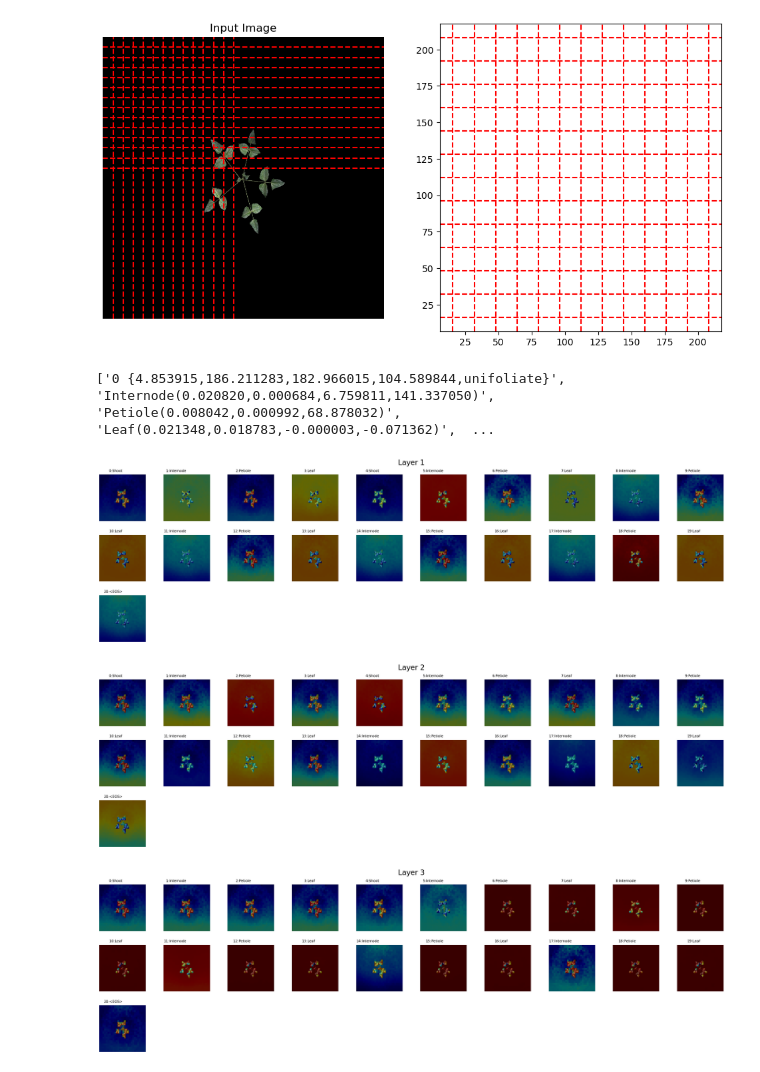
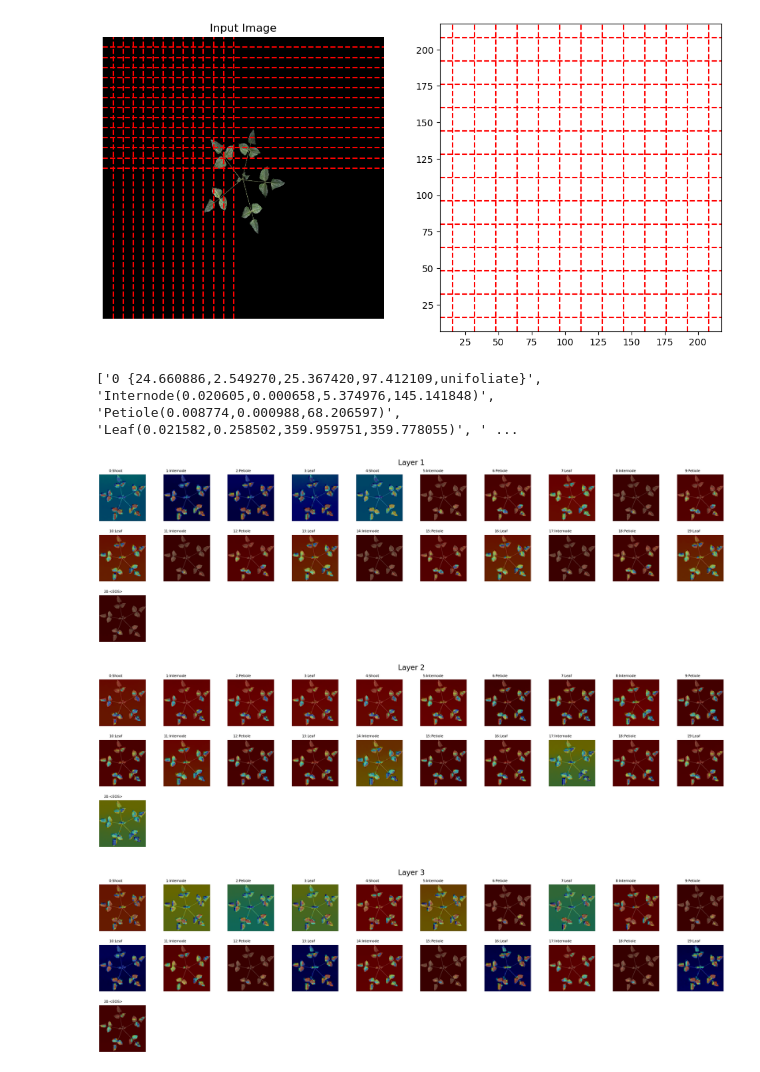
Before and after one commit to GEMINI-Breeding/Image2PlantArchitecture, a Jupyter notebook: src/evaluate.ipynb, the cells around one changed output. Cells and saved outputs as stored; diff of their text form; code cells hidden in the pictures.

Commit message:
Tested a larger model

```diff
--- a/src/evaluate.ipynb
+++ b/src/evaluate.ipynb
@@ -29,7 +29,7 @@ from config import Config
 # %%
 eval_config = Config(mode='eval')
 device = eval_config.device
-#device = "cpu"
+device = 'cpu'
 # %%
 from torch.utils.data import DataLoader
 from plant_dataset import PlantDataset
@@ -103,8 +103,7 @@ for i in range(n):
 [figure]
 # %%
 from models.plightning import MainModule
-
-model = MainModule.load_from_checkpoint("../log/Image2Helios_20240925_all_decoder_output/version_2/checkpoints/best_epoch=133_.ckpt")
+model = MainModule.load_from_checkpoint("/home/lion397/codes/Image2PlantArchitecture/log/Image2Helios_20240927_process_leaf_quaternion_ParamPAD/version_1/checkpoints/best_epoch=28.ckpt")
 model = model.to(device)
 model.eval()
 model.freeze()
@@ -141,7 +140,7 @@ if 1:
     #img = cv2.cvtColor(img, cv2.COLOR_BGR2RGB)
     image_vis = img.astype(np.uint8)
     # plt.imshow(image_vis)
-    result = model.generate(image)
+    result = model.generate(image, max_len=10)
     # print(f"Example {idx}")
     # print(f"Input Structure: {token2vec(out.squeeze(0).tolist())}")
     # print(f"Input Token: {out.squeeze(0).tolist()}")
@@ -154,18 +153,24 @@ out = torch.tensor(out).to(device)
 ground_truth = out.squeeze(0).tolist()
 if 1:
     # Token to structure
-    plant_vec = token2vec(result, normalize=True)
+    plant_vec = token2vec(result)
     # print(plant_vec)
     # Plant vec to string
     plant_string = vec2string([plant_vec])
 else:
     # Token to structure
-    plant_vec = token2vec(ground_truth, normalize=True)
+    plant_vec = token2vec(ground_truth)
     # print(plant_vec)
     # Plant vec to string
     plant_string = vec2string([plant_vec])
 print("Output")
 print(plant_string)
+
+if 0:
+    # 그럼 실제로 Token loss 는 얼마야?
+    loss_mse = nn.MSELoss()
+    loss_mse = loss_mse(torch.tensor(result), torch.tensor(ground_truth[:-1]))
+    print(f"MSE Loss: {loss_mse}")
 
 # plant_vec to xml
 #xml_string = vec2xml(plant_vec)
@@ -206,7 +211,7 @@ axes[0].set_title("Input Image")
 axes[0].axis('off')
 
 # Processed image
-img = cv2.resize(img,(image_size,image_size))
+img = cv2.resize(leaf_img,(image_size,image_size))
 axes[1].imshow(cv2.cvtColor(img, cv2.COLOR_BGR2RGB))
 axes[1].set_title("Output model")
 axes[1].axis('off')
@@ -239,7 +271,7 @@ from plant_tokenizer import token2vec_new as token2vec
 
 # Visualize attention
 # Example words
-plant_vec = token2vec(result, normalize=True)
+plant_vec = token2vec(result)
 plant_string = vec2string([plant_vec])
 
 words = plant_string2words(plant_string)
@@ -267,37 +299,37 @@ def shorten_title(title, max_length=10):
 # Create a word_dimx3 subplot
 multihead_attn_weights = model.model.multihead_attn_weights
 image_dict = {}
 num_cols = 10  # Number of images per row
 
 for layer_index in range(len(multihead_attn_weights)):
     num_rows = (len(words) + num_cols - 1) // num_cols  # Calculate the number of rows needed
     fig, axes = plt.subplots(num_rows, num_cols, figsize=(num_cols * 2, num_rows * 2))
     fig.suptitle(f'Layer {layer_index + 1}', fontsize=16)
 
     for word_index in range(len(words)):
         row = word_index // num_cols
         col = word_index % num_cols
         overlay = visualize_attention(image_vis, multihead_attn_weights, words, word_index, layer_index, interpolation=cv2.INTER_NEAREST)
         image_dict[(layer_index, word_index)] = overlay
         axes[row][col].imshow(overlay)
         axes[row][col].axis('off')
         short_title = shorten_title(words[word_index])
         axes[row][col].set_title(f"{word_index}:{short_title}", rotation=0, ha='right', fontsize=8)
 
     # Hide any unused subplots
     for i in range(len(words), num_rows * num_cols):
         row = i // num_cols
         col = i % num_cols
         axes[row][col].axis('off')
 
     plt.tight_layout()
     plt.subplots_adjust(top=0.9, wspace=0.3, hspace=0.3)  # Adjust the top to make room for the suptitle and add space between subplots
     plt.show()
 # %% [output]
-['0 {4.853915,186.211283,182.966015,104.589844,unifoliate}', 'Internode(0.020820,0.000684,6.759811,141.337050)', 'Petiole(0.008042,0.000992,68.878032)', 'Leaf(0.021348,0.018783,-0.000003,-0.071362)',  ...
+['0 {24.660886,2.549270,25.367420,97.412109,unifoliate}', 'Internode(0.020605,0.000658,5.374976,145.141848)', 'Petiole(0.008774,0.000988,68.206597)', 'Leaf(0.021582,0.258502,359.959751,359.778055)', ' ...
-[figure, old version]
+[figure, new version]
-[figure, old version]
+[figure, new version]
-[figure, old version]
+[figure, new version]
 # %%
 # Create a output folder
 output_dir = "attention_output"
```
Also changed, not shown: parts of 2 cells of this notebook, 7 other files.
